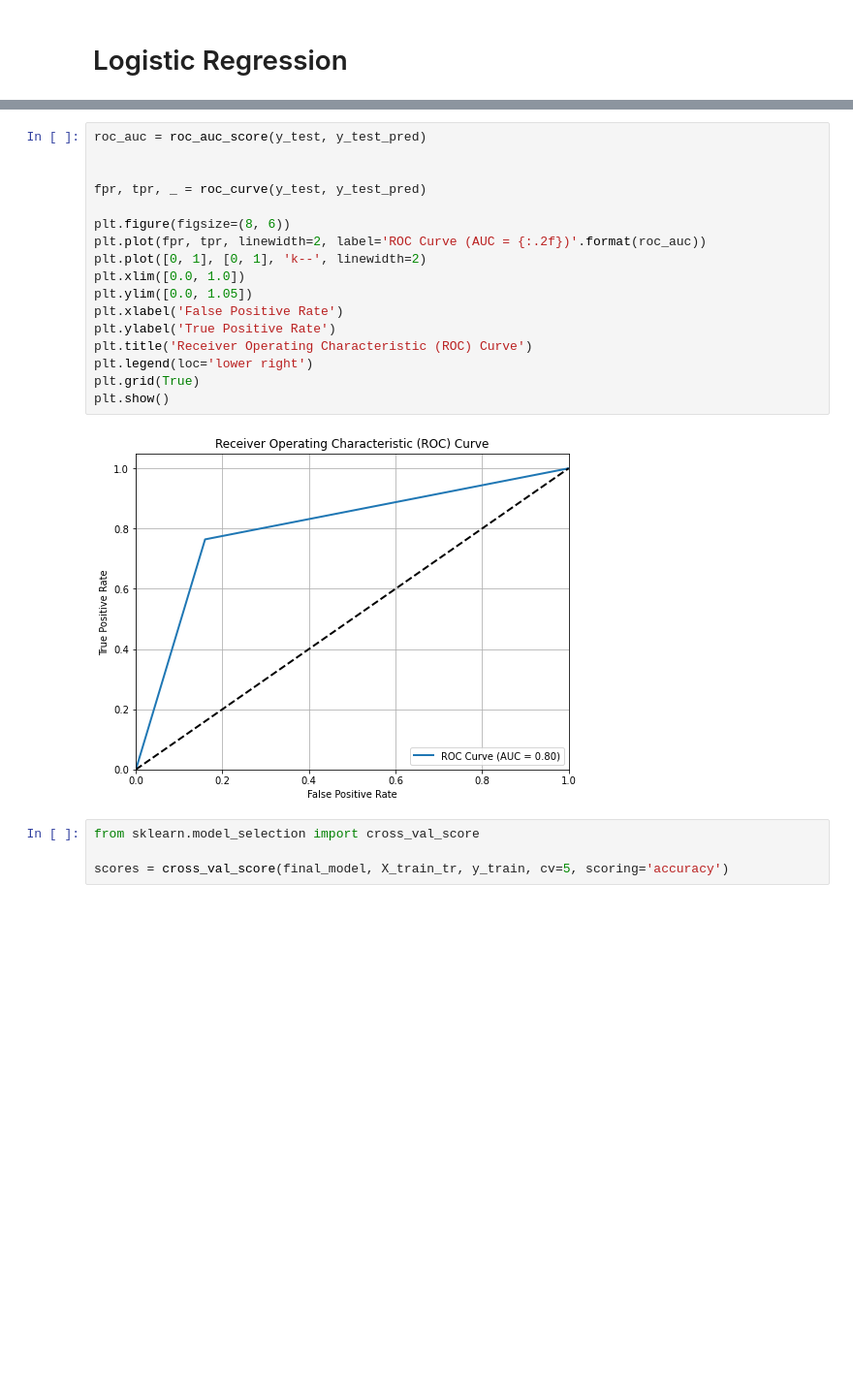
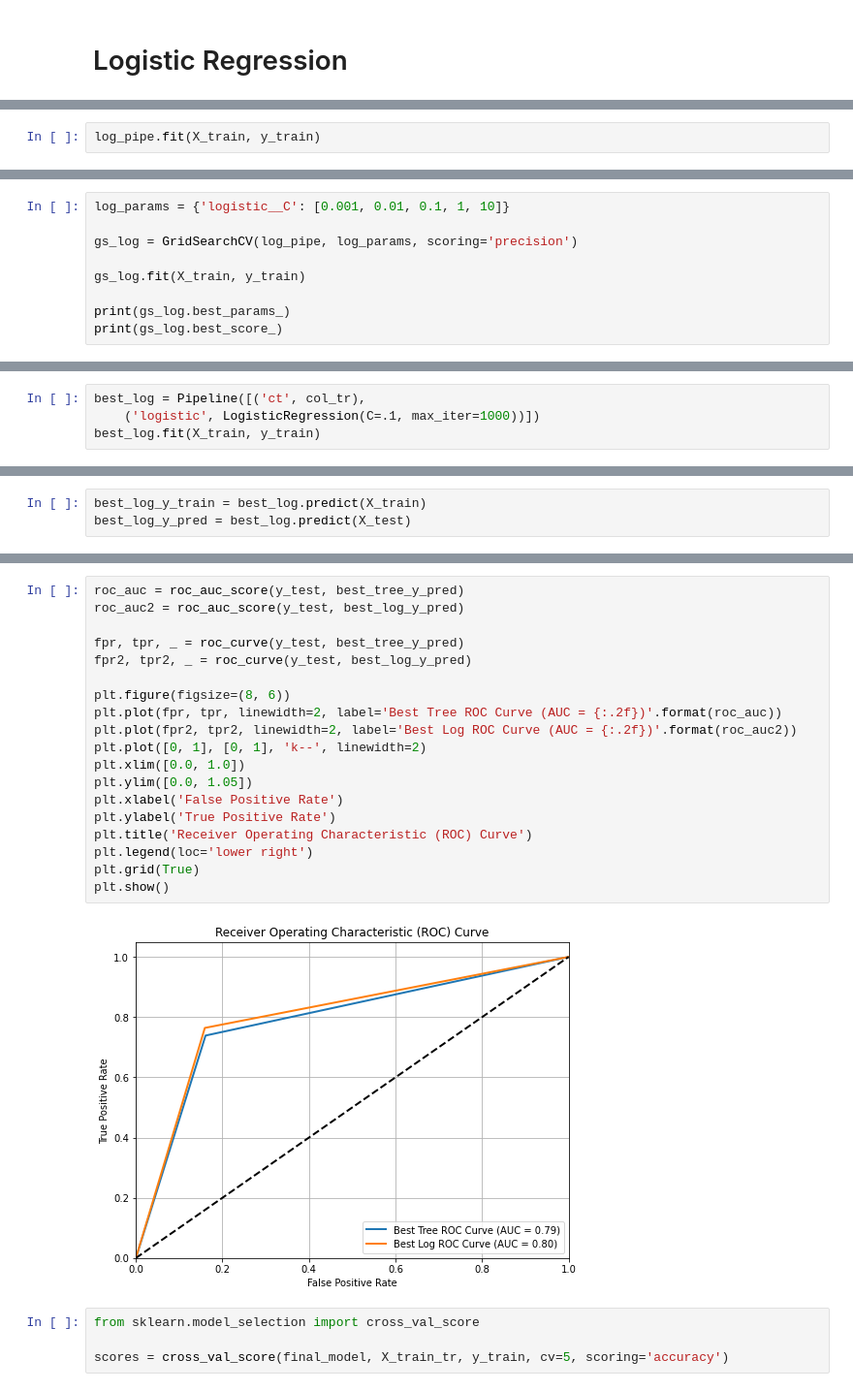
Before and after one commit to ramses02/Vaccines, a Jupyter notebook: main_notebook.ipynb, the cells around one changed output, grey strips where cells are left out. Shown at 97% size. Drawn from its saved outputs; the diff is of its cells as text; blank space fills up the shorter version.

```diff
--- a/main_notebook.ipynb
+++ b/main_notebook.ipynb
@@ -231,0 +223,2 @@ Pipeline(steps=[('logistic', LogisticRegression(C=1, max_iter=1000))])
+# %%
+log_pipe.fit(X_train, y_train)
@@ -254,0 +261,9 @@ f1
+# %%
+log_params = {'logistic__C': [0.001, 0.01, 0.1, 1, 10]}
+
+gs_log = GridSearchCV(log_pipe, log_params, scoring='precision')
+
+gs_log.fit(X_train, y_train)
+
+print(gs_log.best_params_)
+print(gs_log.best_score_)
@@ -254,0 +273,4 @@ f1
+# %%
+best_log = Pipeline([('ct', col_tr),
+    ('logistic', LogisticRegression(C=.1, max_iter=1000))])
+best_log.fit(X_train, y_train)
@@ -254,0 +295,3 @@ f1
+# %%
+best_log_y_train = best_log.predict(X_train)
+best_log_y_pred = best_log.predict(X_test)
@@ -255,22 +306,24 @@ f1
 # %%
-roc_auc = roc_auc_score(y_test, y_test_pred)
+roc_auc = roc_auc_score(y_test, best_tree_y_pred)
+roc_auc2 = roc_auc_score(y_test, best_log_y_pred)
 
-
-fpr, tpr, _ = roc_curve(y_test, y_test_pred)
+fpr, tpr, _ = roc_curve(y_test, best_tree_y_pred)
+fpr2, tpr2, _ = roc_curve(y_test, best_log_y_pred)
 
 plt.figure(figsize=(8, 6))
-plt.plot(fpr, tpr, linewidth=2, label='ROC Curve (AUC = {:.2f})'.format(roc_auc))
+plt.plot(fpr, tpr, linewidth=2, label='Best Tree ROC Curve (AUC = {:.2f})'.format(roc_auc))
+plt.plot(fpr2, tpr2, linewidth=2, label='Best Log ROC Curve (AUC = {:.2f})'.format(roc_auc2))
 plt.plot([0, 1], [0, 1], 'k--', linewidth=2)
 plt.xlim([0.0, 1.0])
 plt.ylim([0.0, 1.05])
 plt.xlabel('False Positive Rate')
 plt.ylabel('True Positive Rate')
 plt.title('Receiver Operating Characteristic (ROC) Curve')
 plt.legend(loc='lower right')
 plt.grid(True)
 plt.show()
 # %% [output]
-[figure, old version]
+[figure, new version]
 # %%
 from sklearn.model_selection import cross_val_score
 
```
Also changed, not shown: parts of 28 cells of this notebook.
